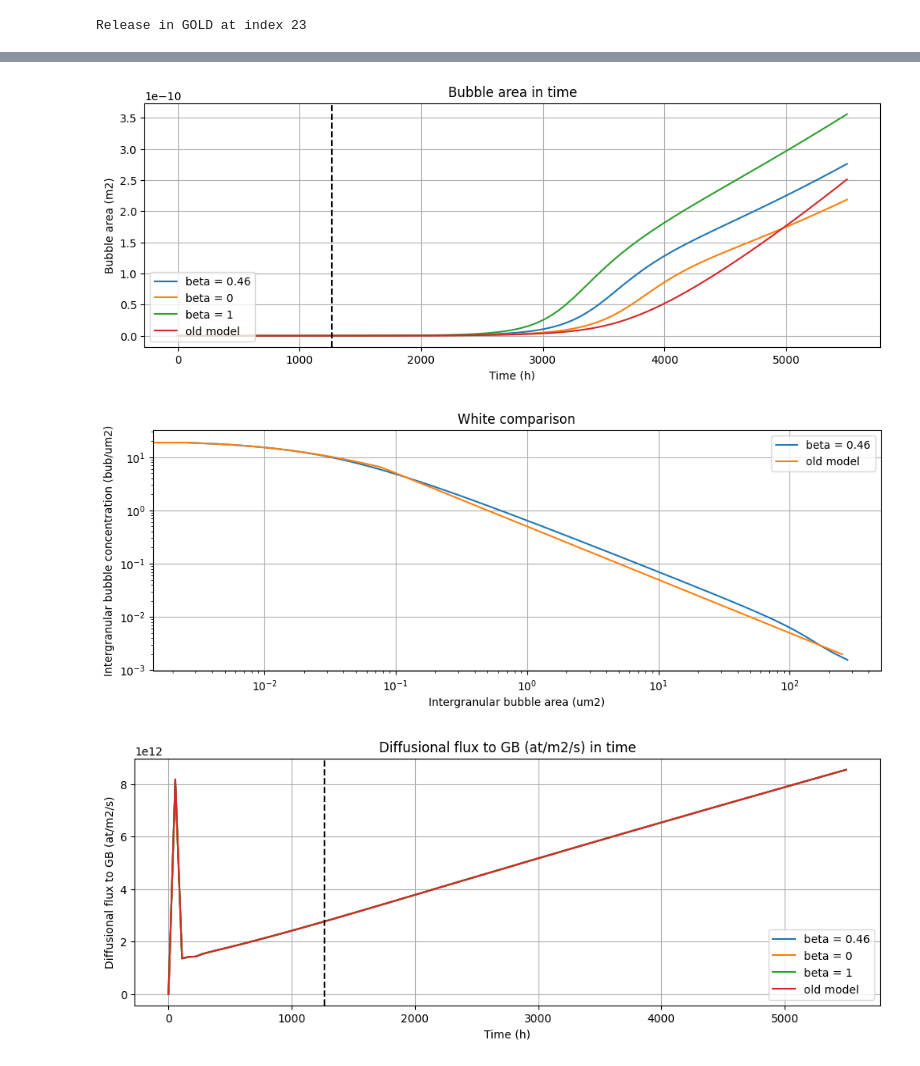
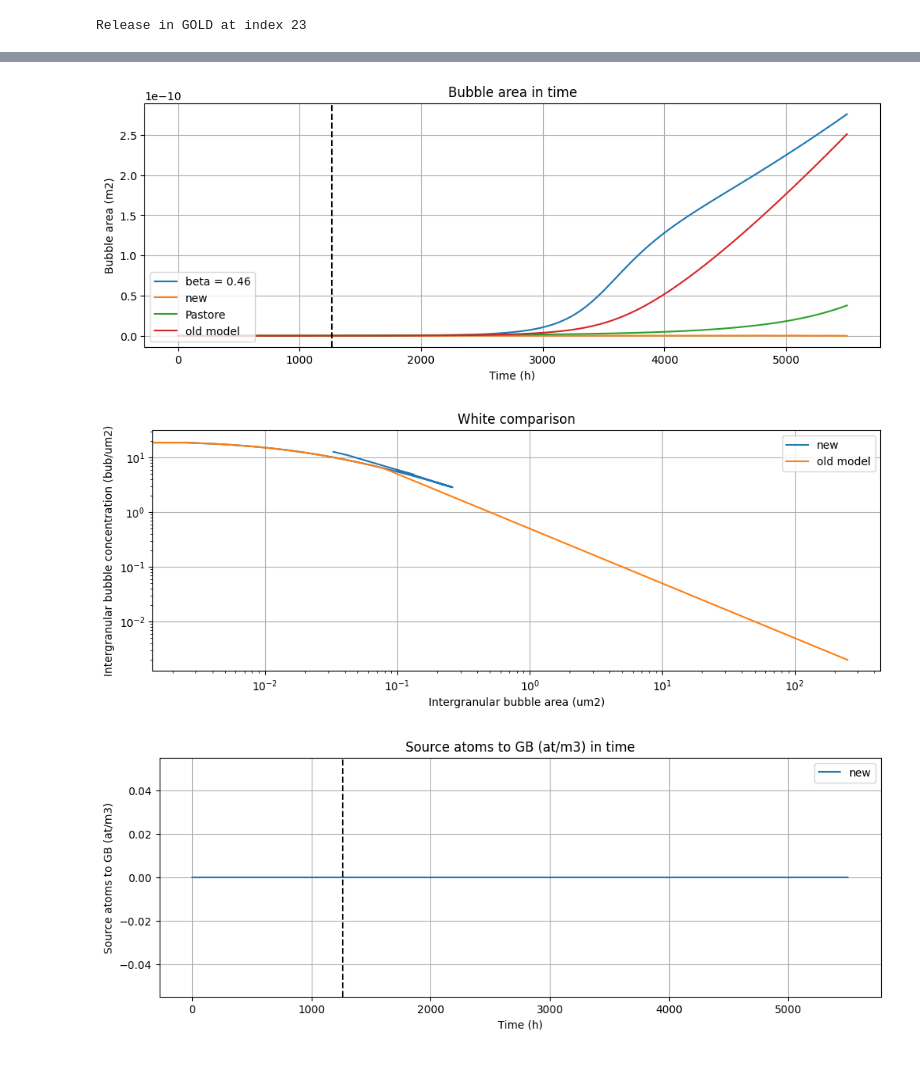
Before and after one commit to AaZz12/sciantix-official, a Jupyter notebook: regression/test_EC/PlotOutputsSciantix.ipynb, the cells around one changed output, grey strips where cells are left out. Drawn from its saved outputs; the diff is of its cells as text; code cells hidden in the pictures.

Commit message:
New equation for release at GB

```diff
--- a/regression/test_EC/PlotOutputsSciantix.ipynb
+++ b/regression/test_EC/PlotOutputsSciantix.ipynb
@@ -10,11 +10,11 @@ import pandas as pd
 # %%
 dataEC0 = pd.read_csv('outputbeta046.txt', delimiter='\t')
 labelEC0= 'beta = 0.46'
-dataEC1 = pd.read_csv('outputbeta000.txt', delimiter='\t')
-labelEC1= 'beta = 0'
-dataEC2 = pd.read_csv('outputbeta100.txt', delimiter='\t')
-labelEC2= 'beta = 1'
-dataEC3 = pd.read_csv('outputoldmodel.txt', delimiter='\t')
+dataEC1 = pd.read_csv('output.txt', delimiter='\t')
+labelEC1= 'new'
+dataEC2 = pd.read_csv('outputPastorebeta046.txt', delimiter='\t')
+labelEC2= 'Pastore'
+dataEC3 = pd.read_csv('outputoldmodelnewF.txt', delimiter='\t')
 labelEC3= 'old model'
 dataGOLD = pd.read_csv('output_gold.txt', delimiter='\t')
 labelGOLD= 'gold'
@@ -34,7 +34,7 @@ if len(common_columns) > 0:
     else:
         print("The old model and the gold output are the same")
         data = [dataEC0, dataEC1, dataEC2,dataEC3]
-        labels = [labelEC0, labelEC1, labelEC2, labelEC3]
+        labels = [labelEC0,labelEC1, labelEC2, labelEC3]
 else:
     print("There are no common columns to compare.")
 
@@ -43,6 +43,9 @@ print(N)
 # %% [output]
 The old model and the gold output are the same
 101
+# %%
+for i in range(len(labels)):
+    data[i]['Release (at/m3)']=data[i]['Xe released (at/m3)']+data[i]['Kr released (at/m3)']
 # %%
 indexes = dataGOLD[dataGOLD['Intergranular fractional coverage (/)'] == 0.5].index
 indexrelease = indexes[0]
@@ -243,13 +246,13 @@ if zoom == 'yes':
     axins.set_yticks([])
     axins.legend_.remove()
 # %% [output]
-[figure, old version]
+[figure, new version]
 # %%
 # White comparison
 xaxistoplot = 'Intergranular bubble area (m2)'
 whattoplot= 'Intergranular bubble concentration (bub/m2)'
 fig, ax = plt.subplots(1,1,figsize=(12, 4))
-for i in [0,-1]:
+for i in [1, -1]:
     if whattoplot in data[i]:
         data[i][xaxistoplot] *= 1e12
         data[i][whattoplot] *= 1e-12
@@ -264,31 +267,31 @@ ax.set_xscale('log')
 ax.set_yscale('log')
 ax.grid(True)
 # %% [output]
-[figure, old version]
+[figure, new version]
 # %%
 # General plot
-whattoplot= 'Diffusional flux to GB (at/m2/s)'
+whattoplot= 'Source atoms to GB (at/m3)'
 fig, ax = plt.subplots(1,1,figsize=(12, 4))
 for i in range(len(labels)):
     if whattoplot in data[i]:
         data[i].plot(x='Time (h)', y=whattoplot, kind='line', label=labels[i], ax=ax)
 ax.set_xlabel('Time (h)')
 ax.set_ylabel(whattoplot)
 ax.set_title(whattoplot+' in time')
 ax.legend()
 ax.grid(True)
 ax.axvline(x=dataGOLD['Time (h)'].iloc[indexrelease], color='black', linewidth=1.5, linestyle='--')
 
 zoom = 'no'
 if zoom == 'yes':
     axins = zoomed_inset_axes(ax, zoom=2, loc='upper right')  # Specify the zoom factor and location
     for i in range(len(labels)):
         data[i].plot(x='Time (h)', y=whattoplot, kind='line', label=labels[i], ax=axins)
     axins.set_xlim([2000,3000])
     axins.set_ylim([0,1e-10])
     mark_inset(ax, axins, loc1=2, loc2=4, fc="none", ec="0.1")
     axins.set_xticks([])
     axins.set_yticks([])
     axins.legend_.remove()
 # %% [output]
-[figure, old version]
+[figure, new version]
```
Also changed, not shown: parts of 5 cells of this notebook, 40 other files.
